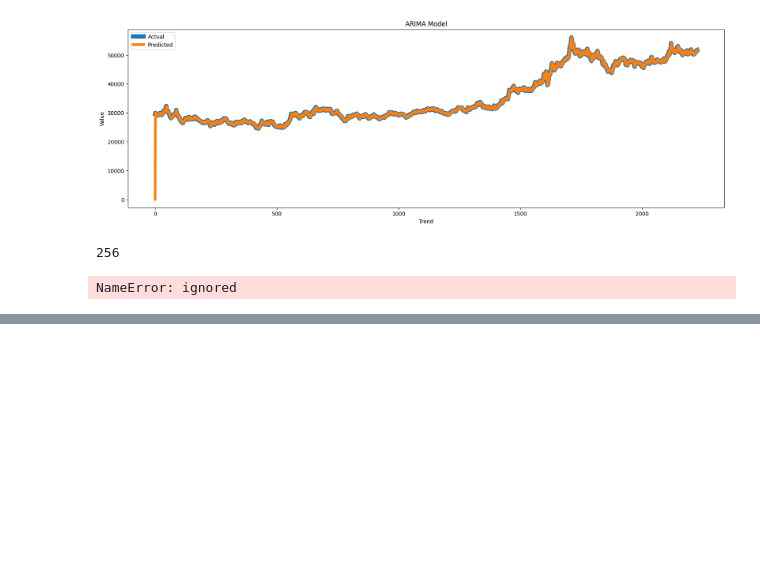
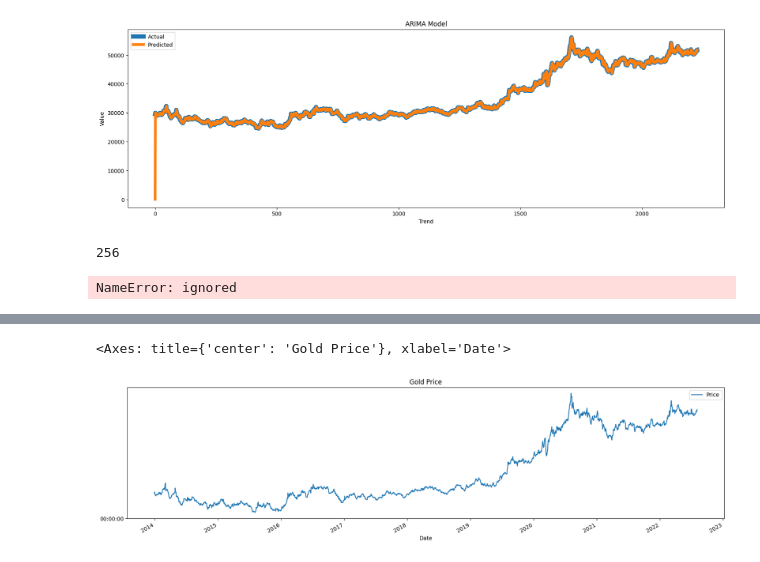
Before and after one commit to bhavana2904/PES-IO, a Jupyter notebook: Gold_Price_EDA.ipynb, the cells around one changed output, grey strips where cells are left out. Saved outputs shown, nothing was run; the diff lists cells and outputs as text; code cells hidden in the pictures; blank space fills up the shorter version.

```diff
--- a/Gold_Price_EDA.ipynb
+++ b/Gold_Price_EDA.ipynb
@@ -461,2 +459,12 @@ INFO:cmdstanpy:Chain [1] done processing
 
 [2227 rows x 4 columns]
+# %%
+# Importing Libraries
+import pandas as pd
+
+df['Date'] = pd.to_datetime(df['Date'], format='%Y-%m-%d')
+# plotting the time series data
+df.plot(x='Date', y='Price', figsize=(20, 5), title='Gold Price')
+# %% [output]
+<Axes: title={'center': 'Gold Price'}, xlabel='Date'>
+[figure, added]
```
Also changed, not shown: parts of 4 cells of this notebook.
